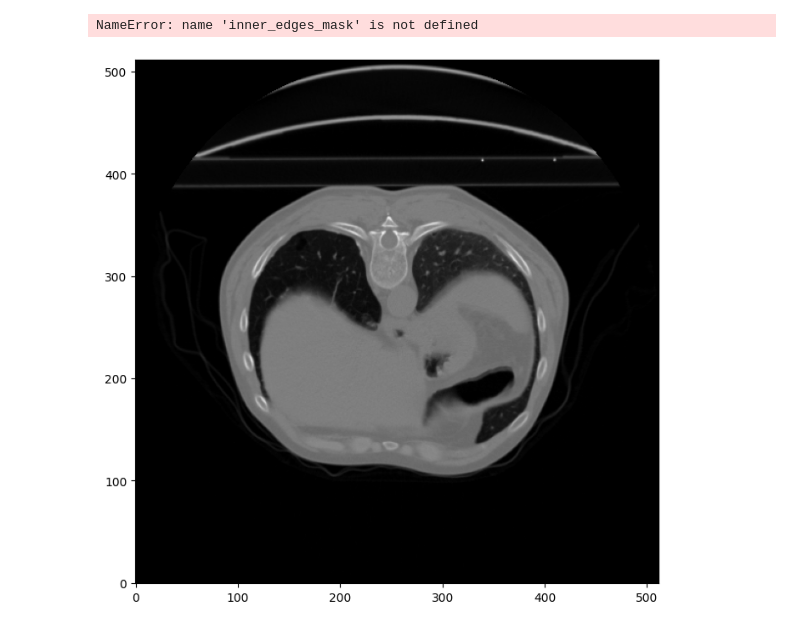
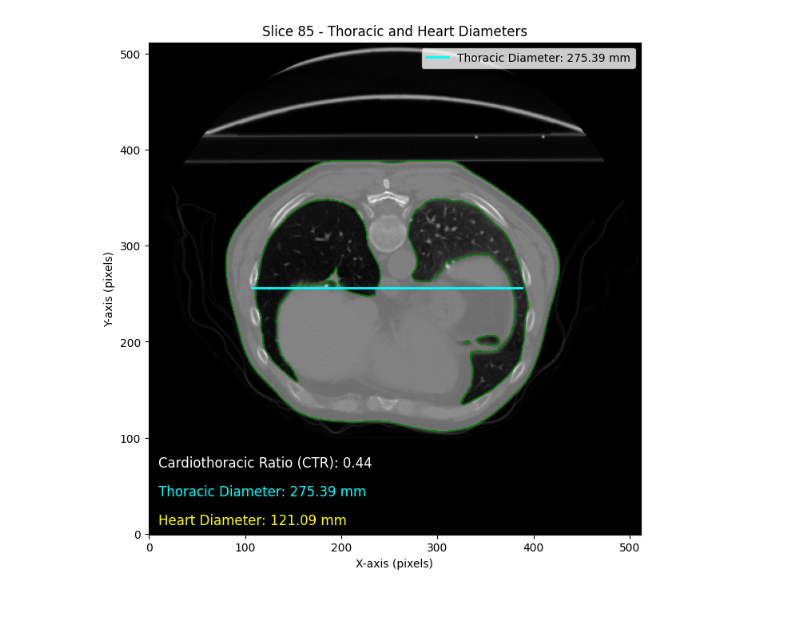
Before and after one commit to JoostvOphem/ai4mi_project, a Jupyter notebook: notebooks/cardiomegalia.ipynb, the cells around one changed output. Cells and saved outputs as stored; diff of their text form; code cells hidden in the pictures.

Commit message:
fixed allessandros cardiomegalia paths + unofficial transform that works on all patients

```diff
--- a/notebooks/cardiomegalia.ipynb
+++ b/notebooks/cardiomegalia.ipynb
@@ -8,13 +8,15 @@ from skimage.measure import label, regionprops
 from matplotlib.patches import Rectangle
 from scipy.ndimage import binary_erosion, label
 
+from pathlib import Path
+
 # Load the CT scan
-ct_file_path = "C:\\Users\\alelj\\OneDrive\\Desktop\\amsterdam\\AI for medical imaging\\ai4mi_project\\data\\segthor_train\\train\\Patient_01\\Patient_01.nii.gz"
+ct_file_path = Path("..") / "data" / "segthor_train" / "train" / "Patient_01" / "Patient_01.nii.gz"
 ct_image = nib.load(ct_file_path)
 ct_data = ct_image.get_fdata()
 
 # Load the ground truth segmentation
-gt_file_path = "C:\\Users\\alelj\\OneDrive\\Desktop\\amsterdam\\AI for medical imaging\\ai4mi_project\\data\\segthor_train\\train\\Patient_01\\GT.nii.gz"
+gt_file_path = Path("..") / "data" / "segthor_train" / "train" / "Patient_01" / "GT.nii.gz"
 gt_image = nib.load(gt_file_path)
 gt_data = gt_image.get_fdata()
 # %%
@@ -33,7 +38,7 @@ for slice_number in range(num_slices):
 
     # Calculate heart transverse diameter if heart is present in the slice
     if np.any(heart_mask):
-        x_indices = np.where(np.any(heart_mask, axis=1))[0]
+        x_indices = np.where(np.any(heart_mask, axis=0))[0]
         if x_indices.size > 0:
             left_heart = x_indices.min()
             right_heart = x_indices.max()
@@ -120,31 +104,28 @@ Is cardiomegaly present (CTR > 0.5)? True
 # %%
 # Visualize the Segmentation of the Thorax with Inner Diameter
 
 # Create a figure and axis
 fig, ax = plt.subplots(figsize=(8, 8))
 ax.imshow(ct_slice.T, cmap='gray', origin='lower')
 
-# Overlay the heart mask
-ax.contour(heart_mask.T, colors='red', linewidths=1, label='Heart Mask')
-
-# Overlay the inner edges of the thoracic cavity
-ax.contour(inner_edges_mask.T, colors='blue', linewidths=1, label='Inner Thoracic Edges')
-
-# Draw heart diameter line
-ax.plot([left_heart, right_heart], [ct_slice.shape[1]//2, ct_slice.shape[1]//2],
-        color='yellow', linewidth=2, label='Heart Diameter')
+# Draw borders of the largest connected component (thorax)
+ax.contour(body_mask.T, colors='green', linewidths=1, label='Thorax Boundary')
 
 # Draw thoracic diameter line
-ax.plot([left_inner_edge, right_inner_edge], [ct_slice.shape[1]//2, ct_slice.shape[1]//2],
-        color='cyan', linewidth=2, label='Thoracic Diameter (Inner Edges)')
+ax.plot([left_inner_edge, right_inner_edge], [ct_slice.shape[1] // 2, ct_slice.shape[1] // 2],
+        color='cyan', linewidth=2, label=f'Thoracic Diameter: {thoracic_diameter:.2f} mm')
 
 # Add legend and labels
-ax.set_title(f'Slice {slice_number} - Heart and Thoracic Diameters')
+ax.set_title(f'Slice {slice_number} - Thoracic and Heart Diameters')
 ax.set_xlabel('X-axis (pixels)')
 ax.set_ylabel('Y-axis (pixels)')
 ax.legend(loc='upper right')
 
+# Add text annotations for diameters and CTR
+ax.text(10, 10, f'Heart Diameter: {max_heart_diameter:.2f} mm', color='yellow', fontsize=12, bbox=dict(facecolor='black', alpha=0.5))
+ax.text(10, 40, f'Thoracic Diameter: {thoracic_diameter:.2f} mm', color='cyan', fontsize=12, bbox=dict(facecolor='black', alpha=0.5))
+ax.text(10, 70, f'Cardiothoracic Ratio (CTR): {ctr:.2f}', color='white', fontsize=12, bbox=dict(facecolor='black', alpha=0.5))
+
 plt.show()
 # %% [output]
-NameError: name 'inner_edges_mask' is not defined
-[figure, old version]
+[figure, new version]
```
Also changed, not shown: parts of 4 cells of this notebook, 1 other file.
